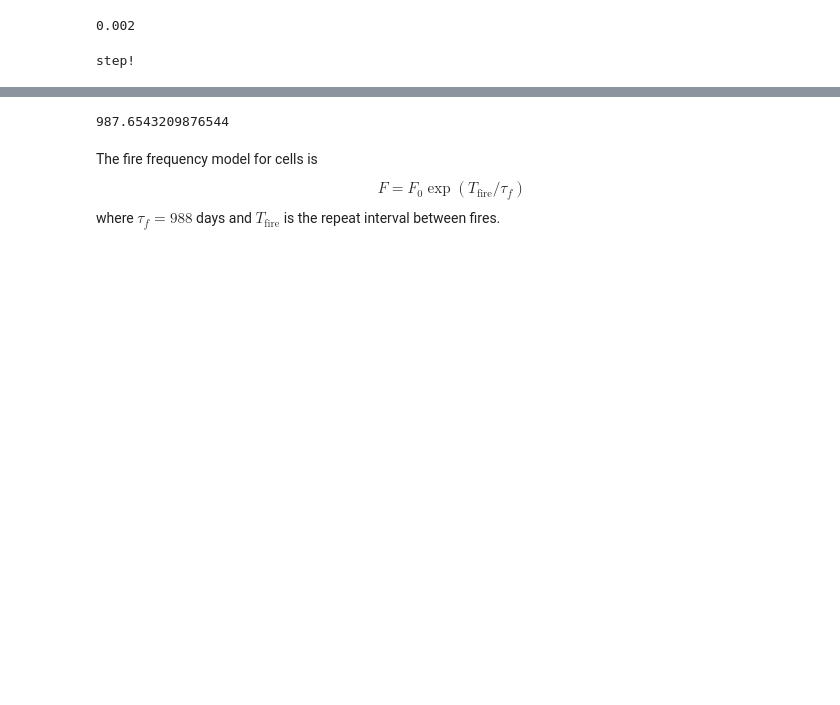
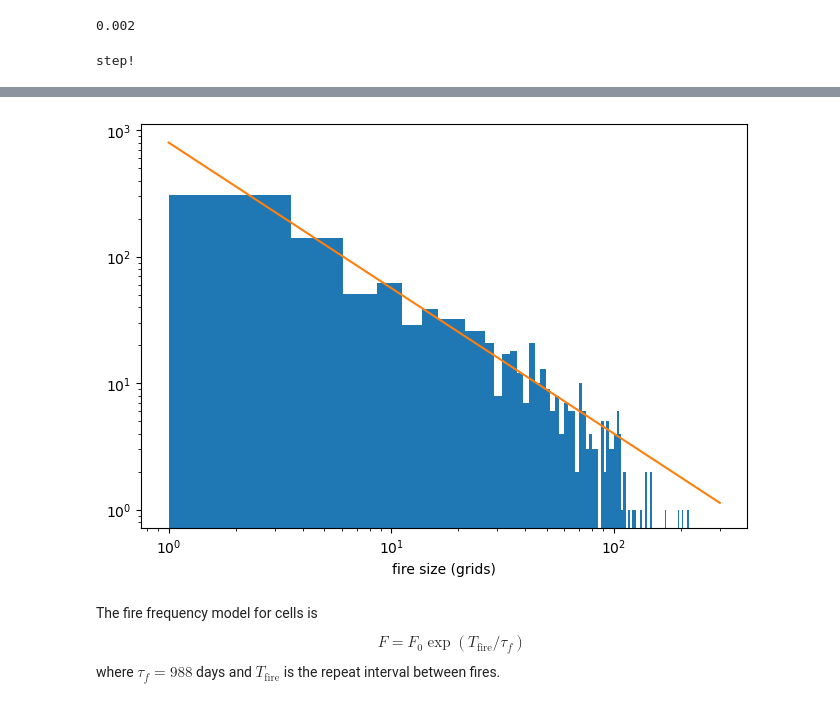
Before and after one commit to deszoeke/fire-grid, a Jupyter notebook: fire_grid.ipynb, the cells around one changed output, grey strips where cells are left out. Drawn from its saved outputs; the diff is of its cells as text; code cells hidden in the pictures; blank space fills up the shorter version.

```diff
--- a/fire_grid.ipynb
+++ b/fire_grid.ipynb
@@ -175,9 +231,12 @@ gcf()
 # %%
-log(5e3 / 1.5) # 8.1 factors of e per 8000
-8.1/8000 # 0.0010125
-8000/8.1
+clf()
+hist(firesizes[:], 100)
+plot([1, 300], 800 .*[1, 300].^-1.15) # f^-1
+yscale("log"); xscale("log")
+xlabel("fire size (grids)")
+gcf()
 # %% [output]
-987.6543209876544
+[figure, added]
 # %% [markdown]
 The fire frequency model for cells is
 $$
```
Also changed, not shown: parts of 7 cells of this notebook, 2 other files.
